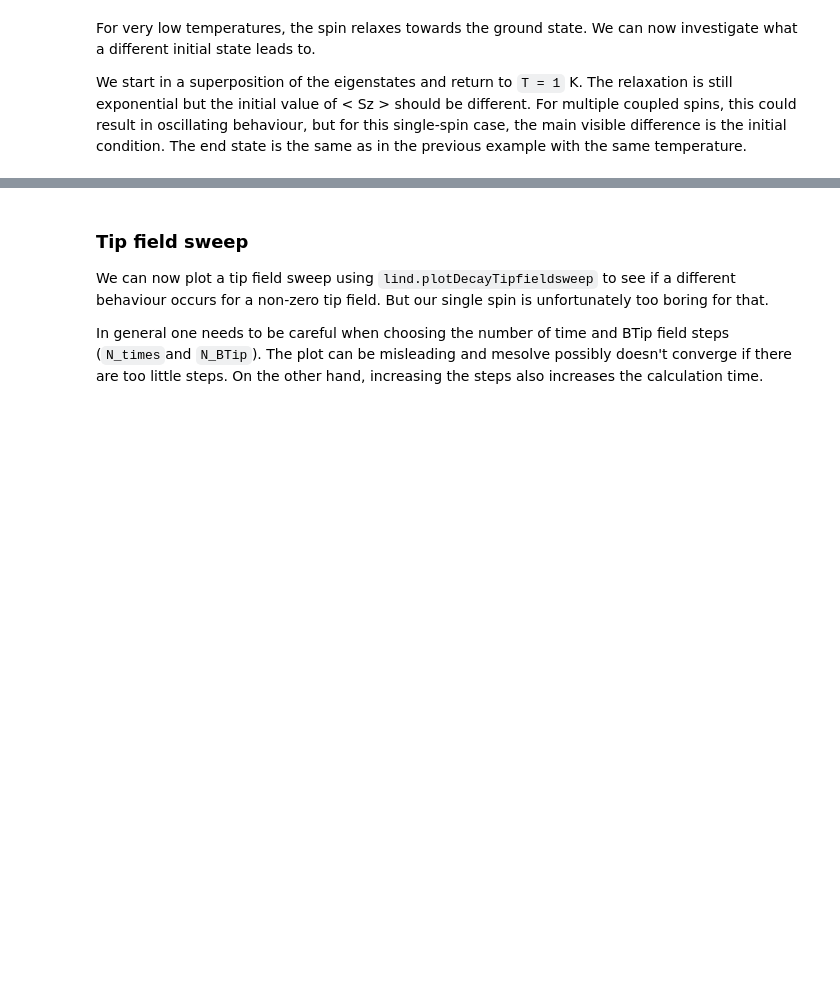
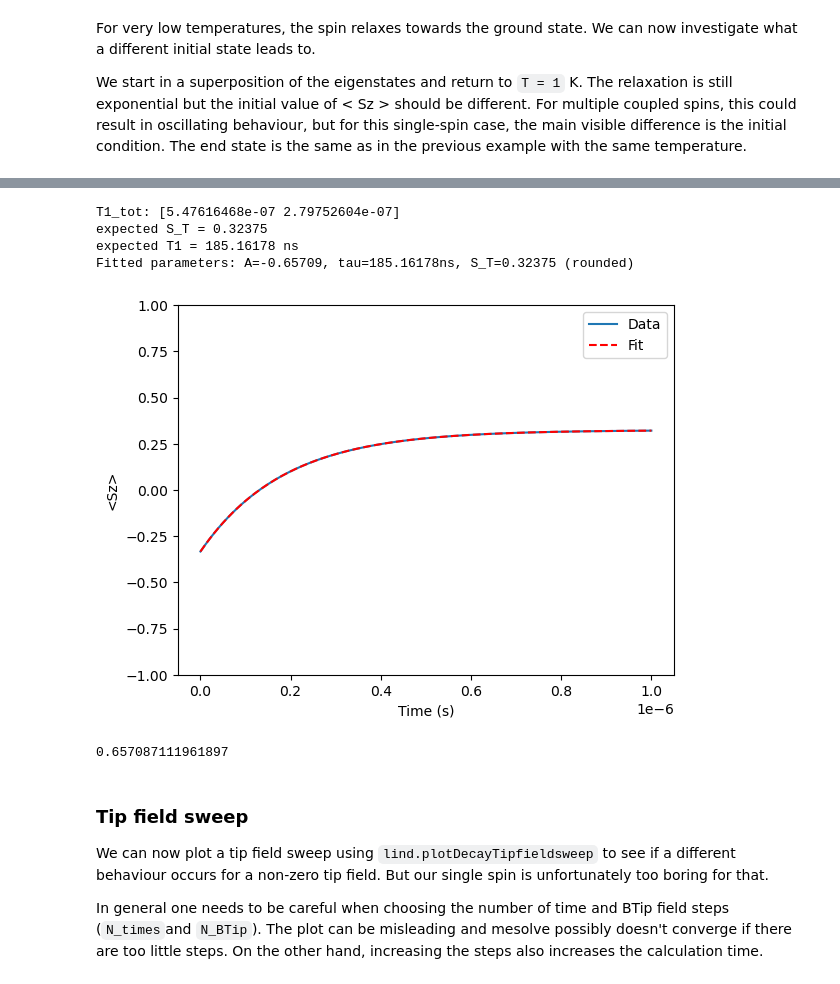
Before and after one commit to WillkeLab/Spinfinity, a Jupyter notebook: examples/ESR Examples/Lindblad_example.ipynb, the cells around one changed output, grey strips where cells are left out. Cells and saved outputs as stored; diff of their text form; code cells hidden in the pictures; blank space fills up the shorter version.

```diff
--- a/examples/ESR Examples/Lindblad_example.ipynb
+++ b/examples/ESR Examples/Lindblad_example.ipynb
@@ -118,5 +130,5 @@ lind.collapseOperators(spinsys1)
 
 psi_mix = np.sqrt(1/3)*np.array([1, 0]) + np.sqrt(2/3)*np.array([0, 1]) # define superposition state
 lind.calcTimeEvolution(spinsys1, psi_0=psi_mix, timeRange=[0, 1e-6], N_times=200)
-lind.plotTimeEvolution(spinsys1);
+result1_mix = lind.plotTimeEvolution(spinsys1);     # plot and store result for fitting
 # %% [output]
@@ -124,3 +143,59 @@ lind.plotTimeEvolution(spinsys1);
+# %%
+# get time and Sz values from return dict
+time_data = np.array(result1_mix['time_values'])
+Sz_data = result1_mix['expectation_values'][0]  # take 0 entry for spin 0
+
+# calculate and print T1 and ST from non-Lindblad code
+hamil.calcEigEnergies(spinsys1)
+bath.calcRates(spinsys1)
+bath.calcPopulations(spinsys1)
+bath.calcLifetimes(spinsys1)
+
+print(f'T1_tot: {spinsys1.T1_tot}')
+
+W01 = spinsys1.Rates_Summed[0, 1]
+W10 = spinsys1.Rates_Summed[1, 0]
+T1_expect = 1 / (W01 + W10)     # TODO check T1 calculation
+ST_expect = spinsys1.Populations[0]-spinsys1.Populations[1]   # calculate the equilibrium magnetization from the populations
+
+print(f'expected S_T = {ST_expect:.5f}')
+print(f'expected T1 = {T1_expect*1e9:.5f} ns')
+
+
+# exponential fit
+def exp_func(t, A, tau, S_T):   # fitting function
+    return A * np.exp(-t / tau) + S_T
+
+# set initial parameter guesses
+A0 = -0.5
+tau0 = T1_expect
+S_T0 = ST_expect
+p0 = [A0, tau0, S_T0]
+
+# fit and print results
+popt, pcov = scipy.optimize.curve_fit(exp_func, time_data, Sz_data, p0=p0)
+A_fit, tau_fit, S_T_fit = popt
+print(f"Fitted parameters: A={A_fit:.5f}, tau={tau_fit*1e9:.5f}ns, S_T={S_T_fit:.5f} (rounded)")
+
+# Plot fit
+fig, ax = plt.subplots()
+ax.plot(time_data, Sz_data, label='Data')
+ax.plot(time_data, exp_func(time_data, *popt), 'r--', label='Fit')
+ax.set_xlabel('Time (s)')
+ax.set_ylabel('<Sz>')
+ax.set_ylim([-1, 1])
+ax.legend()
+plt.show()
+# TODO tau is not T1 WHY? Plot looks like fit value is correct (half decay at tau)
+
+print(S_T_fit-Sz_data[0])   # should be -A_fit TODO delete
+# %% [output]
+T1_tot: [5.47616468e-07 2.79752604e-07]
+expected S_T = 0.32375
+expected T1 = 185.16178 ns
+Fitted parameters: A=-0.65709, tau=185.16178ns, S_T=0.32375 (rounded)
+[figure, added]
+0.657087111961897
 # %% [markdown]
 ### Tip field sweep
 
```
Also changed, not shown: parts of 22 cells of this notebook, 1 other file.
